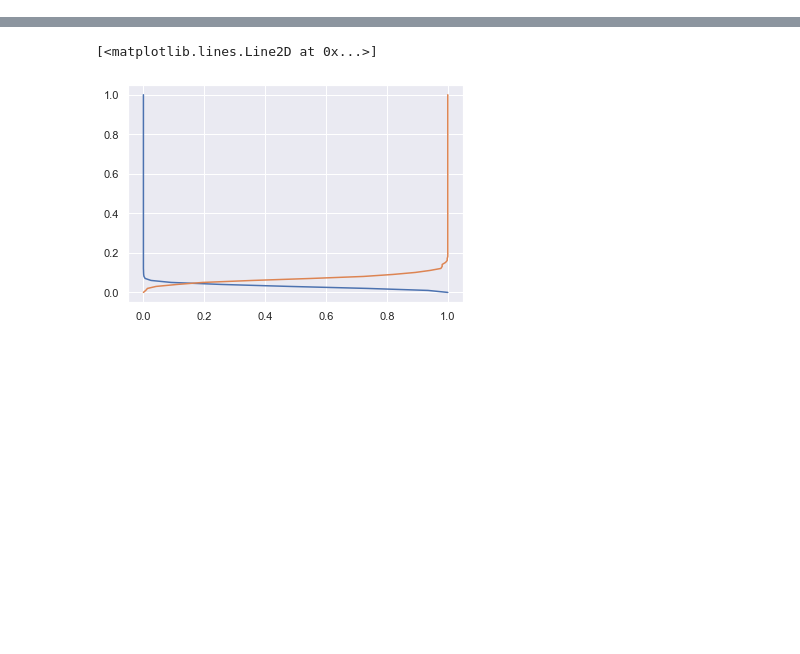
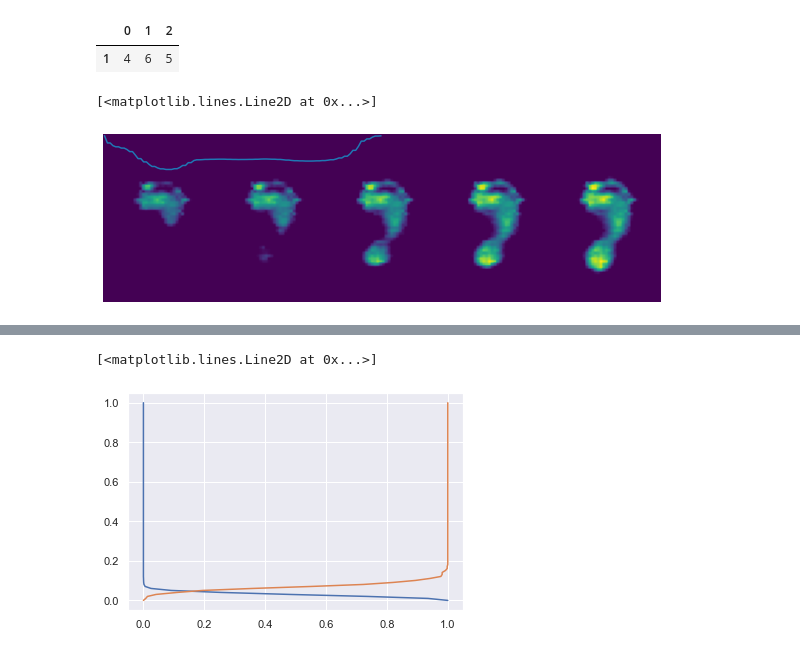
Before and after one commit to SKazemii/master-project, a Jupyter notebook: Codes/noteBook.ipynb, the cells around one changed output, grey strips where cells are left out. Saved outputs shown, nothing was run; the diff lists cells and outputs as text; code cells hidden in the pictures; blank space fills up the shorter version.

```diff
--- a/Codes/noteBook.ipynb
+++ b/Codes/noteBook.ipynb
@@ -18,3 +18,39 @@ import seaborn as sns
 
 
 from statannot import add_stat_annotation
+# %%
+i = pd.DataFrame([[1,2,3],[4,6,5],[7,8,9]])
+ii = i.sample(frac=.2, replace=False)
+ii
+# %% [output]
+|  | 0 | 1 | 2 |
+| 1 | 4 | 6 | 5 |
+# %%
+
+from MLPackage import config as cfg
+
+image_features = np.load(r"C:\Project\master-project\Datasets\Casia-D\casia_image_feature.npy")
+
+image_features = image_features[1,...]
+image_features.shape
+
+total_image = image_features[...,5]
+for i in range(6,10):
+    total_image = np.concatenate((total_image, image_features[...,i]), axis=1)
+plt.figure(figsize=(10,20))
+plt.imshow(total_image)
+plt.axis('off')
+
+image_features = np.load(r"C:\Project\master-project\Datasets\Casia-D\Data-barefoot.npy")
+Footprint3D = image_features[1,...]
+GRF = list()
+
+
+for frame in range(Footprint3D.shape[2]):
+    temp = Footprint3D[:, :, frame].sum()
+    GRF.append(temp)
+GRF = [GRF[i]/1000 for i in range(len(GRF))]
+plt.plot(GRF)
+# %% [output]
+[<matplotlib.lines.Line2D at 0x...>]
+[figure, added]
```
Also changed, not shown: parts of 20 cells of this notebook, 8 other files.
